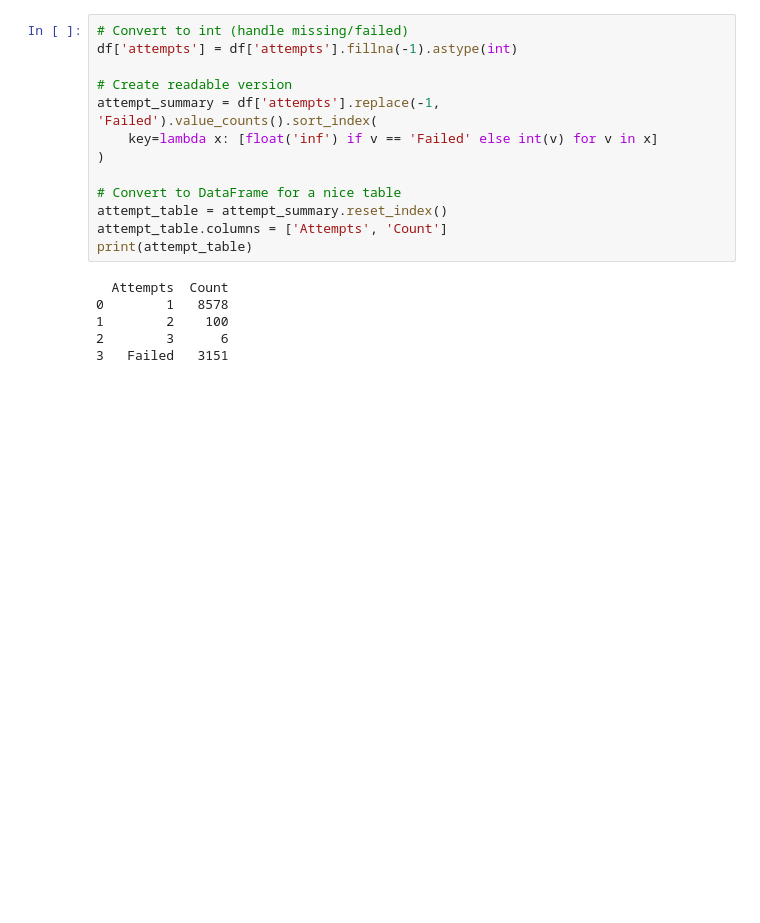
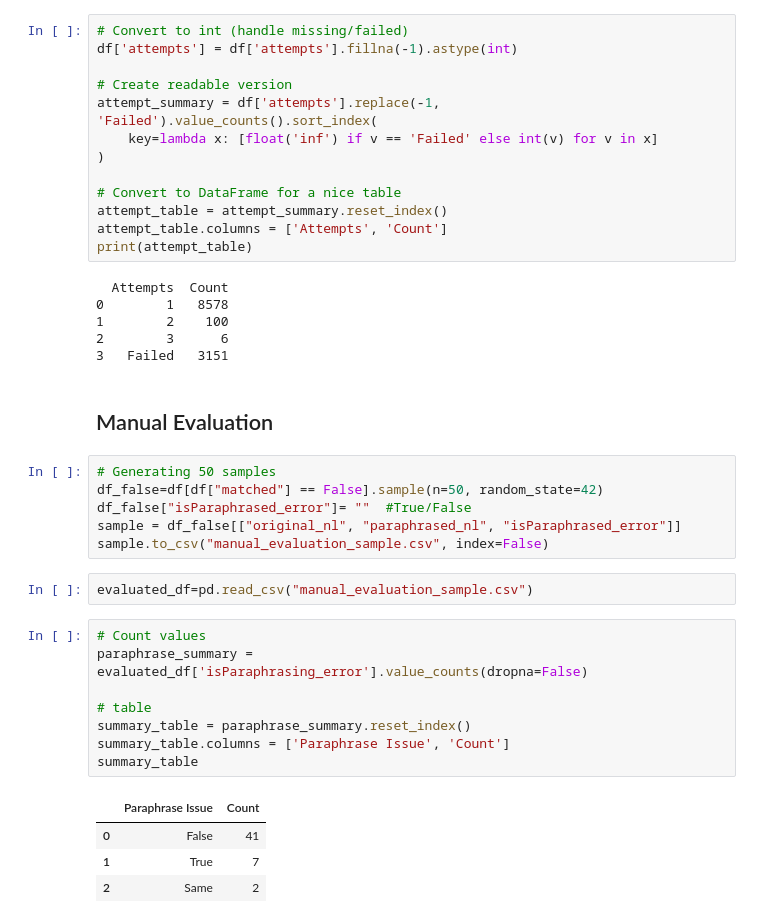
Before and after one commit to MoAlthaf/NL2SQL, a Jupyter notebook: notebooks/result_analysis.ipynb, the cells around one changed output. Cells and saved outputs as stored; diff of their text form; blank space fills up the shorter version.

Commit message:
Finished manual evaluation, Added the result to notebook

```diff
--- a/notebooks/result_analysis.ipynb
+++ b/notebooks/result_analysis.ipynb
@@ -73,3 +73,26 @@ print(attempt_table)
 1        2    100
 2        3      6
 3   Failed   3151
+# %% [markdown]
+## Manual Evaluation
+# %%
+# Generating 50 samples
+df_false=df[df["matched"] == False].sample(n=50, random_state=42)
+df_false["isParaphrased_error"]= ""  #True/False
+sample = df_false[["original_nl", "paraphrased_nl", "isParaphrased_error"]]
+sample.to_csv("manual_evaluation_sample.csv", index=False)
+# %%
+evaluated_df=pd.read_csv("manual_evaluation_sample.csv")
+# %%
+# Count values
+paraphrase_summary = evaluated_df['isParaphrasing_error'].value_counts(dropna=False)
+
+# table
+summary_table = paraphrase_summary.reset_index()
+summary_table.columns = ['Paraphrase Issue', 'Count']
+summary_table
+# %% [output]
+|  | Paraphrase Issue | Count |
+| 0 | False | 41 |
+| 1 | True | 7 |
+| 2 | Same | 2 |
```
Also changed, not shown: parts of 2 cells of this notebook, 1 other file.
